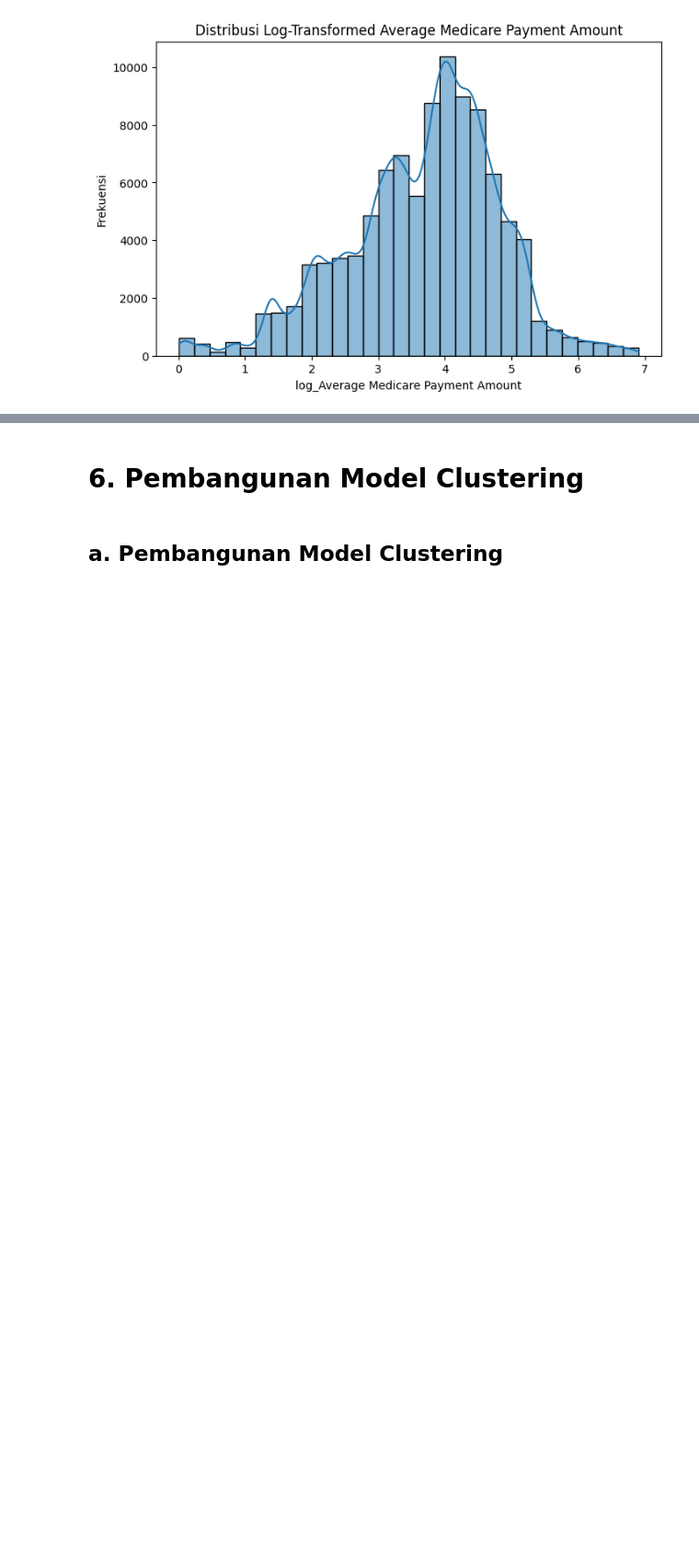
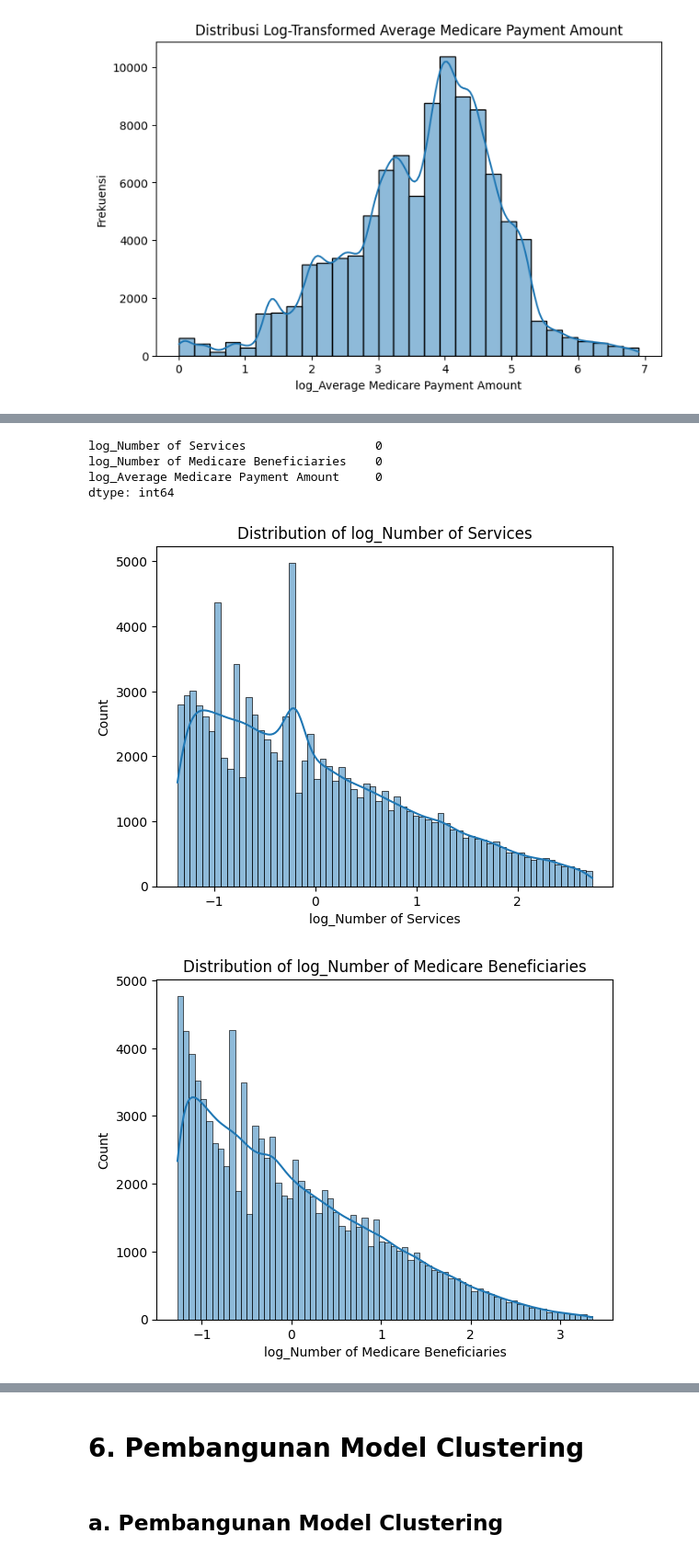
Before and after one commit to ngaeninurul/healthcare_providers_clustering, a Jupyter notebook: [Clustering]_Submission_Akhir_BMLP_Nurul_Ngaeni.ipynb, the cells around one changed output, grey strips where cells are left out. Shown at 92% size. Saved outputs shown, nothing was run; the diff lists cells and outputs as text; code cells hidden in the pictures; blank space fills up the shorter version.

```diff
--- a/[Clustering]_Submission_Akhir_BMLP_Nurul_Ngaeni.ipynb
+++ b/[Clustering]_Submission_Akhir_BMLP_Nurul_Ngaeni.ipynb
@@ -400,0 +422,21 @@ Cukup sesuaikan dengan karakteristik data yang kamu gunakan yah.
+# %%
+# Mengimputasi missing value dengan median untuk kolom yang distandarisasi
+data_df[transformed_columns] = data_df[transformed_columns].fillna(data_df[transformed_columns].median())
+
+# Memeriksa apakah masih ada missing value setelah imputasi
+missing_values_after_imputation = data_df[transformed_columns].isnull().sum()
+print(missing_values_after_imputation)
+# %% [output]
+log_Number of Services                  0
+log_Number of Medicare Beneficiaries    0
+log_Average Medicare Payment Amount     0
+dtype: int64
+# %%
+# Visualisasi distribusi kolom setelah imputasi
+for col in transformed_columns:
+    sns.histplot(data_df[col], kde=True)
+    plt.title(f'Distribution of {col}')
+    plt.show()
+# %% [output]
+[figure, added]
+[figure, added]
```
Also changed, not shown: parts of 6 cells of this notebook.
